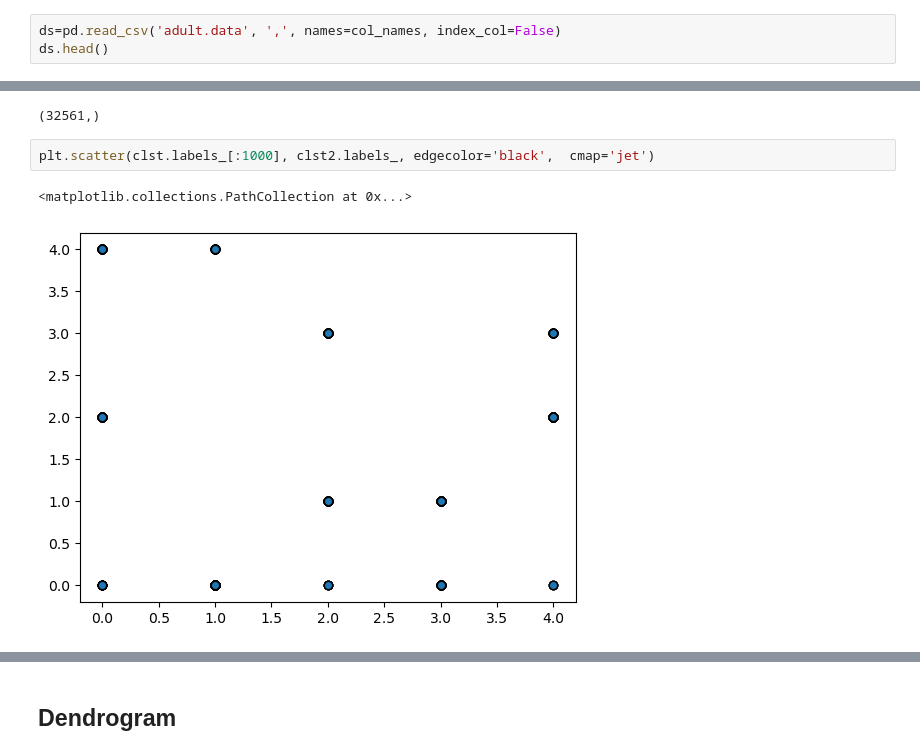
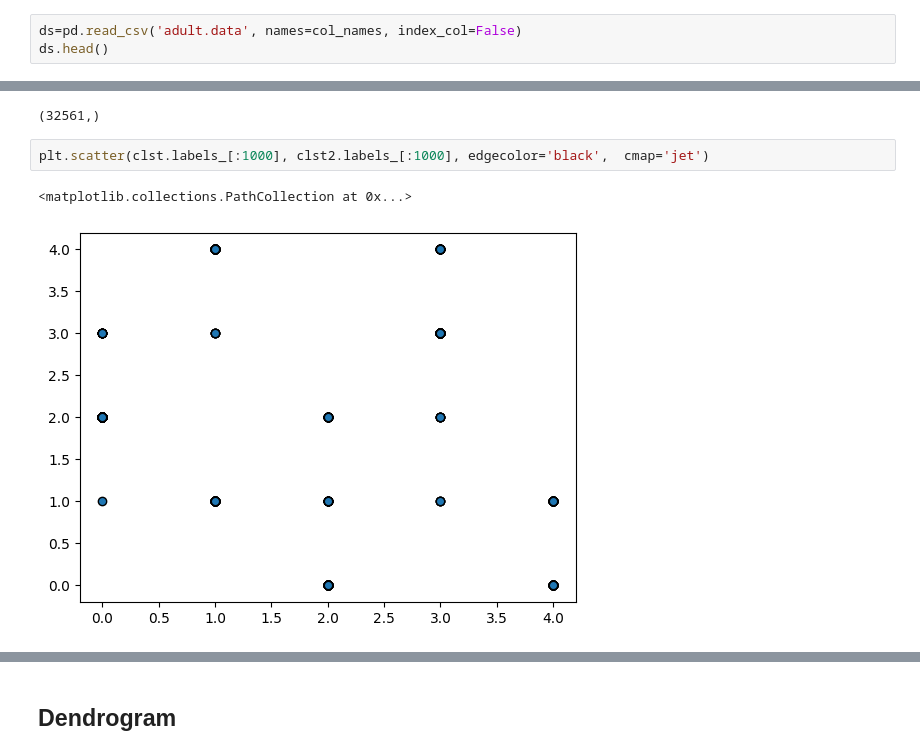
Before and after one commit to akmiii/DM-2023, a Jupyter notebook: lecture 6/Lab 6. Clustering.ipynb, the cells around one changed output, grey strips where cells are left out. Drawn from its saved outputs; the diff is of its cells as text.

```diff
--- a/lecture 6/Lab 6. Clustering.ipynb
+++ b/lecture 6/Lab 6. Clustering.ipynb
@@ -28,7 +28,7 @@ col_names=['age',
             'native-country',
             'inc_class']
 # %%
-ds=pd.read_csv('adult.data', ',', names=col_names, index_col=False)
+ds=pd.read_csv('adult.data', names=col_names, index_col=False)
 ds.head()
 # %% [output]
 |  | age | workclass | fnlwgt | education | education-num | marital-status | occupation | relationship | ... |
@@ -239,9 +239,9 @@ clst.labels_.shape
 # %% [output]
 (32561,)
 # %%
-plt.scatter(clst.labels_[:1000], clst2.labels_, edgecolor='black',  cmap='jet')
+plt.scatter(clst.labels_[:1000], clst2.labels_[:1000], edgecolor='black',  cmap='jet')
 # %% [output]
 <matplotlib.collections.PathCollection at 0x...>
-[figure, old version]
+[figure, new version]
 # %%
 df_clust=ds_clf_bin_enc.iloc[:1000,:]#.copy()
```
Also changed, not shown: parts of 11 cells of this notebook, 1 other file.
